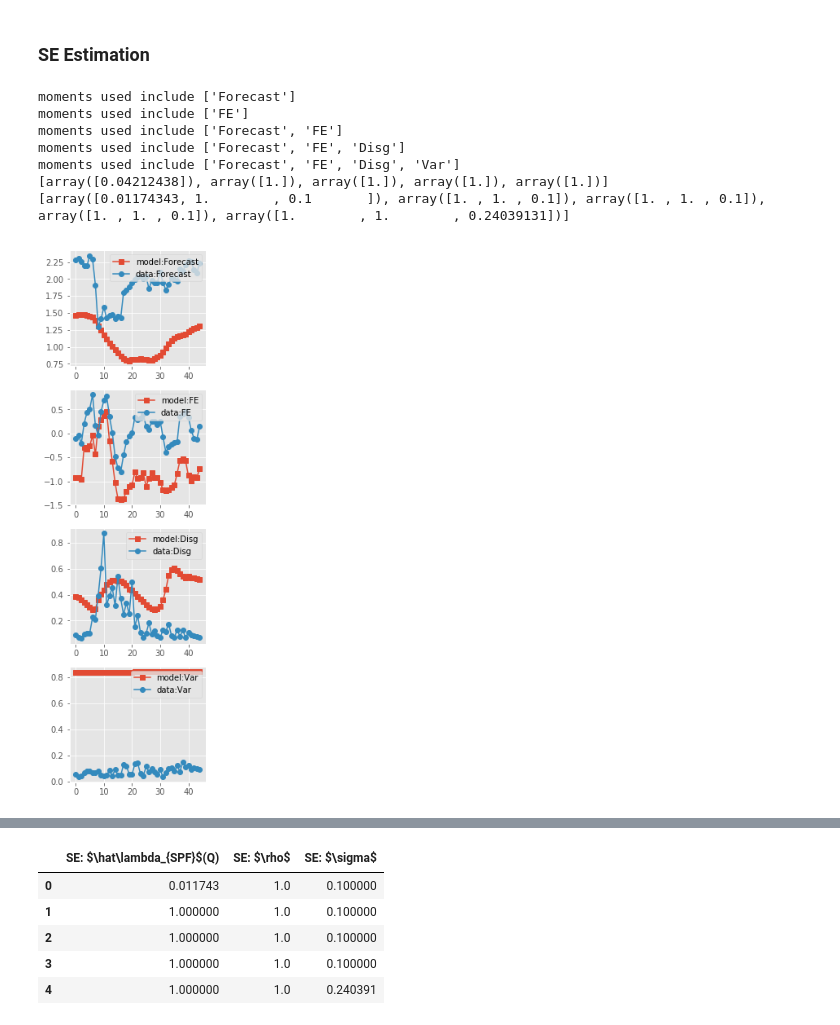
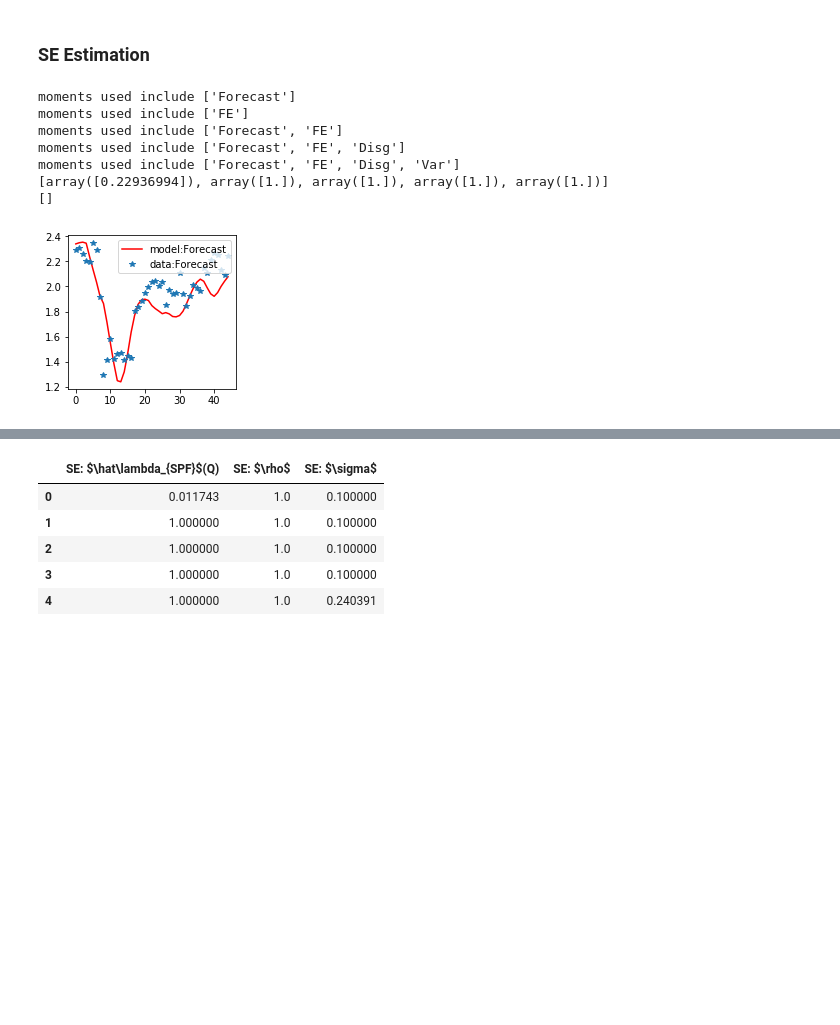
Before and after one commit to TaoWangEcon/ExpProject, a Jupyter notebook: workingfolder/python/DoEstimationWithData_Dev_SV.ipynb, the cells around one changed output, grey strips where cells are left out. Cells and saved outputs as stored; diff of their text form; code cells hidden in the pictures; blank space fills up the shorter version.

Commit message:
Esimated SE for UCSV model only for SPF. No joint estimation. Of course.Also the plot functions are outdated.

```diff
--- a/workingfolder/python/DoEstimationWithData_Dev_SV.ipynb
+++ b/workingfolder/python/DoEstimationWithData_Dev_SV.ipynb
@@ -205,6 +205,13 @@ data_moms_dct_SPF = dict(exp_data_SPF)
 exp_data_SCE = SCE_est[['SCE_Mean','SCE_FE','SCE_Disg','SCE_Var']]
 exp_data_SCE.columns = ['Forecast','FE','Disg','Var']
 data_moms_dct_SCE = dict(exp_data_SCE)
+
+vol_epsQ = np.array(CPICQ_UCSV_Est['eps_est'])
+vol_etaQ = np.array(CPICQ_UCSV_Est['eta_est'])
+volsQ = np.array([vol_epsQ,vol_etaQ])
+etaQ = np.array(CPICQ_UCSV_Est['tau'])
+# %%
+n_burn_Q = len(etaQ) - len(SPF_est['RTCPI'])
 # %% [markdown]
 ### SE Estimation
 # %%
@@ -227,47 +234,53 @@ for i,moments_to_use in enumerate(moments_choices):
     real_time = np.array(SPF_est['RTCPI'])
     history_Q = historyQ['RTCPICore']
     data_moms_dct = data_moms_dct_SPF
     ################################################################################
-    process_paraQ_est = {'rho':rhoQ_est,
-                         'sigma':sigmaQ_est}   ## need to change here using estimates for UCSV
+    process_paraQ_try = {'gamma':0.2,
+                         'eta0': 0.1}   ## this does not matter basically
     ################################################################################
-    SE_model = se(real_time = real_time,
-                  history = history_Q,
-                  process_para = process_paraQ_est)
+    history_dct = {'eta':etaQ,
+                   'vols':volsQ,
+                   'y':history_Q}
+    real_time_dct = {'eta':etaQ[n_burn_Q:],
+                   'vols':volsQ[n_burn_Q:],
+                   'y':history_Q[n_burn_Q:]}
+    SE_model = se(real_time = real_time_dct,
+                  history = history_dct,
+                  process_para = process_paraQ_try)
     SE_model.moments = moments_to_use
     SE_model.GetRealization(realized_CPIC)
     SE_model.GetDataMoments(data_moms_dct)
 
     # only expectation
     #####################################################################
     SE_model.ParaEstimate(method='L-BFGS-B',
                           para_guess =(0.5),
                           bounds = ((0,1),),
                           options={'disp':True})
     ####################################################################
     para_est_SPF_holder.append(SE_model.para_est)
     SE_model.all_moments = ['Forecast','FE','Disg','Var']
-    SE_model.ForecastPlotDiag(all_moms = True)
+    SE_model.ForecastPlotDiag()
     plt.savefig('figures/spf_se_est_diag'+str(i)+'.png')
 
     # joint estimate
-    SE_model.ParaEstimateJoint(method='L-BFGS-B',
-                               para_guess =(0.5,0.8,0.1),
-                               bounds = ((0,1),(0,1),(0,None)),
-                               options={'disp':True})
-    para_est_SPF_joint_holder.append(SE_model.para_est_joint)
-    SE_model.all_moments = ['Forecast','FE','Disg','Var']
-    SE_model.ForecastPlotDiagJoint(all_moms = True)
-    plt.savefig('figures/spf_se_est_joint_diag'+str(i)+'.png')
+    #SE_model.ParaEstimateJoint(method='L-BFGS-B',
+    #                           para_guess =(0.5,0.8,0.1),
+    #                           bounds = ((0,1),(0,1),(0,None)),
+    #                           options={'disp':True})
+    #para_est_SPF_joint_holder.append(SE_model.para_est_joint)
+    #SE_model.all_moments = ['Forecast','FE','Disg','Var']
+    #SE_model.ForecastPlotDiagJoint(all_moms = True)
+    #plt.savefig('figures/spf_se_est_joint_diag'+str(i)+'.png')
 
 print(para_est_SPF_holder)
 print(para_est_SPF_joint_holder)
 # %% [output]
 moments used include ['Forecast']
 moments used include ['FE']
 moments used include ['Forecast', 'FE']
 moments used include ['Forecast', 'FE', 'Disg']
 moments used include ['Forecast', 'FE', 'Disg', 'Var']
-[array([0.04212438]), array([1.]), array([1.]), array([1.]), array([1.])]
-[array([0.01174343, 1.        , 0.1       ]), array([1. , 1. , 0.1]), array([1. , 1. , 0.1]), array([1. , 1. , 0.1]), array([1.        , 1.        , 0.24039131])]
+[array([0.22936994]), array([1.]), array([1.]), array([1.]), array([1.])]
+[]
-[figure, old version]
+[figure, new version]
```
Also changed, not shown: parts of 3 cells of this notebook, 9 other files.
